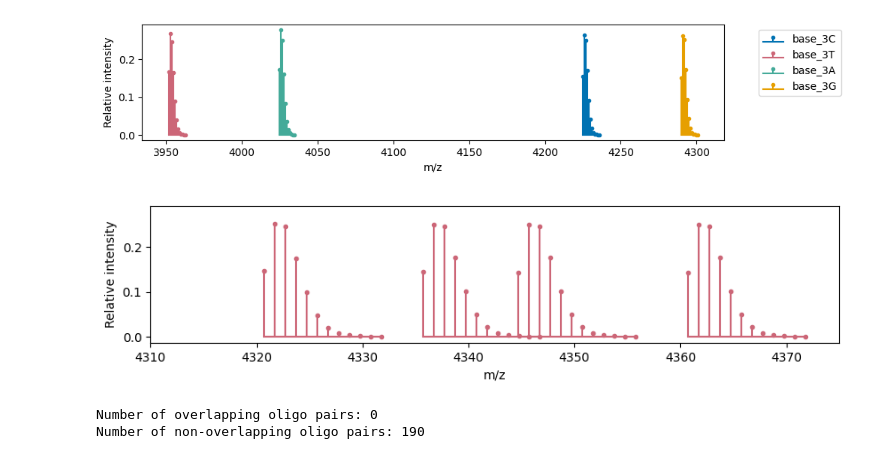
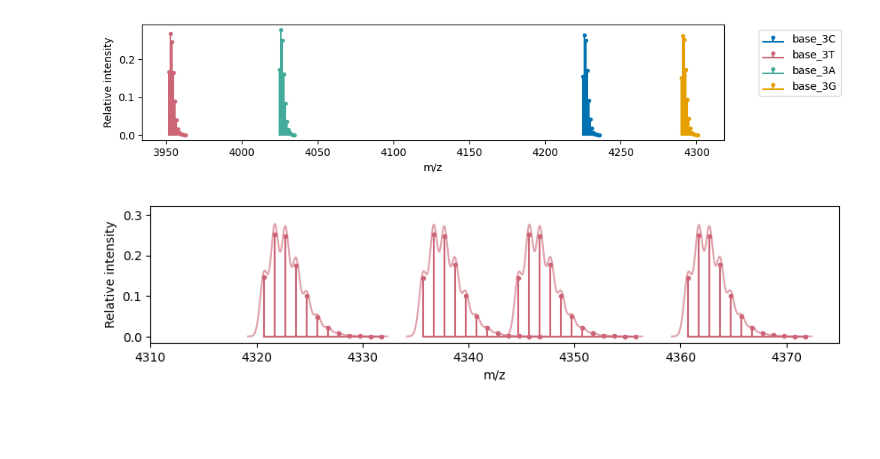
Before and after one commit to mitchso/MASSIVE, a Jupyter notebook: docs/examples/analyte_planning.ipynb, the cells around one changed output. Drawn from its saved outputs; the diff is of its cells as text; code cells hidden in the pictures; blank space fills up the shorter version.

```diff
--- a/docs/examples/analyte_planning.ipynb
+++ b/docs/examples/analyte_planning.ipynb
@@ -37,0 +25,11 @@ fig.savefig(fname='../images/base_oligos.svg', bbox_inches='tight', format='svg'
+# %%
+fig, ax = plt.subplots(figsize=(10,2))
+
+for i, o in enumerate(base_oligos):
+    o.plot(ax=ax, label=o.name, colour=colours[i], mass_labels=False, resolution=5000)
+
+ax.legend(bbox_to_anchor=(1.05, 1), loc='upper left')
+ax.set_xlabel('m/z')
+ax.set_ylabel('Relative intensity')
+
+fig.savefig(fname='../images/base_oligos.svg', bbox_inches='tight', format='svg', transparent=False)
@@ -61,7 +61,7 @@ fig.savefig(fname='../images/polymerized_base_oligos_zoom.svg', bbox_inches='tig
 # %% [output]
 [figure]
 # %%
-base_oligos = [
+updated_oligos = [
     Oligo(name='base_3C', seq='TGAAGACCACAACC', mods=None),  # blue
     Oligo(name='base_3T', seq= 'GAAGACCACAACT', mods='PS'),  # pink
     Oligo(name='base_3A', seq= 'GAAGACCACAACA', mods='5P'),  # green
@@ -70,7 +70,7 @@ base_oligos = [
 # %%
 fig, ax = plt.subplots(figsize=(10,2))
 
-for i, o in enumerate(base_oligos):
+for i, o in enumerate(updated_oligos):
     o.plot(ax=ax, label=o.name, colour=colours[i], mass_labels=False)
 
 ax.legend(bbox_to_anchor=(1.05, 1), loc='upper left')
@@ -80,59 +80,28 @@ fig.savefig(fname='../images/base_oligos_redesigned.svg', bbox_inches='tight', f
 # %% [output]
 [figure]
 # %%
-fig, ax = plt.subplots(figsize=(10,2))
+fig, ax = plt.subplots(figsize=(10, 2))
 
-for i, o in enumerate(base_oligos):
+for i, o in enumerate(updated_oligos):
 
-    o.plot(ax=ax, label=o.name, colour=colours[i], mass_labels=False)
+    o.plot(ax=ax, label=o.name, colour=colours[i], mass_labels=False, resolution=5000)
 
     for N in polymerization_options:
         o_pol = Oligo(seq=o.seq + N, name=f"{o.name}{N}", mods=[o.mods, '3P'])
-        o_pol.plot(ax=ax, label=o_pol.name, colour=colours[i], mass_labels=False)
+        o_pol.plot(ax=ax, label=o_pol.name, colour=colours[i], mass_labels=False, resolution=5000)
 
 ax.legend(bbox_to_anchor=(1.05, 1), loc='center left')
 ax.set_xlabel('m/z')
 ax.set_ylabel('Relative intensity')
 fig.savefig(fname='../images/base_oligos_redesigned_polymerized.svg', bbox_inches='tight', format='svg', transparent=False)
 
 ax.set_xlim((4310,4720))
 plt.gca().legend_.remove()
 
 fig.savefig(fname='../images/base_oligos_redesigned_polymerized_zoom.svg', bbox_inches='tight', format='svg', transparent=False)
 
 ax.set_xlim((4310,4375))
 
 fig.savefig(fname='../images/base_oligos_redesigned_polymerized_zoom2.svg', bbox_inches='tight', format='svg', transparent=False)
 # %% [output]
-[figure, old version]
+[figure, new version]
-# %%
-from itertools import combinations
-
-all_analytes = base_oligos.copy()
-for o in base_oligos:
-    for N in polymerization_options:
-        o_pol = Oligo(seq=o.seq + N, name=f"{o.name}{N}", mods=[o.mods, '3P'])
-        all_analytes.append(o_pol)
-
-def overlap(oligo1, oligo2):
-    "returns true if oligos overlap in mass range"
-    start1, end1 = oligo1.calc_iso_dist_range(cumulative_threshold=0.999, left_pad=0, right_pad=0)
-    start2, end2 = oligo2.calc_iso_dist_range(cumulative_threshold=0.999, left_pad=0, right_pad=0)
-    if start1 <= end2 and start2 <= end1:
-        return True
-    else:
-        return False
-
-num_overlaps = 0
-non_overlapping = 0
-for oligo1, oligo2 in combinations(all_analytes, 2):
-    if overlap(oligo1, oligo2):
-        num_overlaps += 1
-    else:
-        non_overlapping += 1
-
-print(f"Number of overlapping oligo pairs: {num_overlaps}")
-print(f"Number of non-overlapping oligo pairs: {non_overlapping}")
-# %% [output]
-Number of overlapping oligo pairs: 0
-Number of non-overlapping oligo pairs: 190
```
Also changed, not shown: parts of 5 cells of this notebook, 8 other files.
